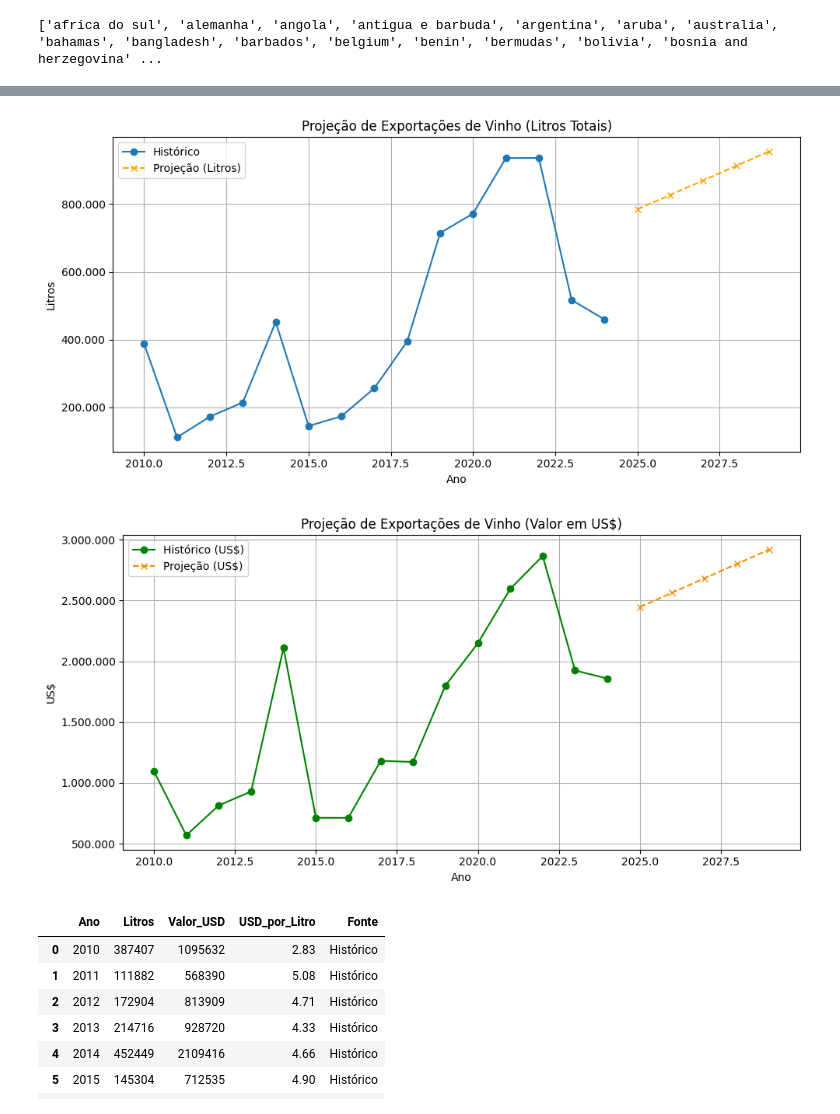
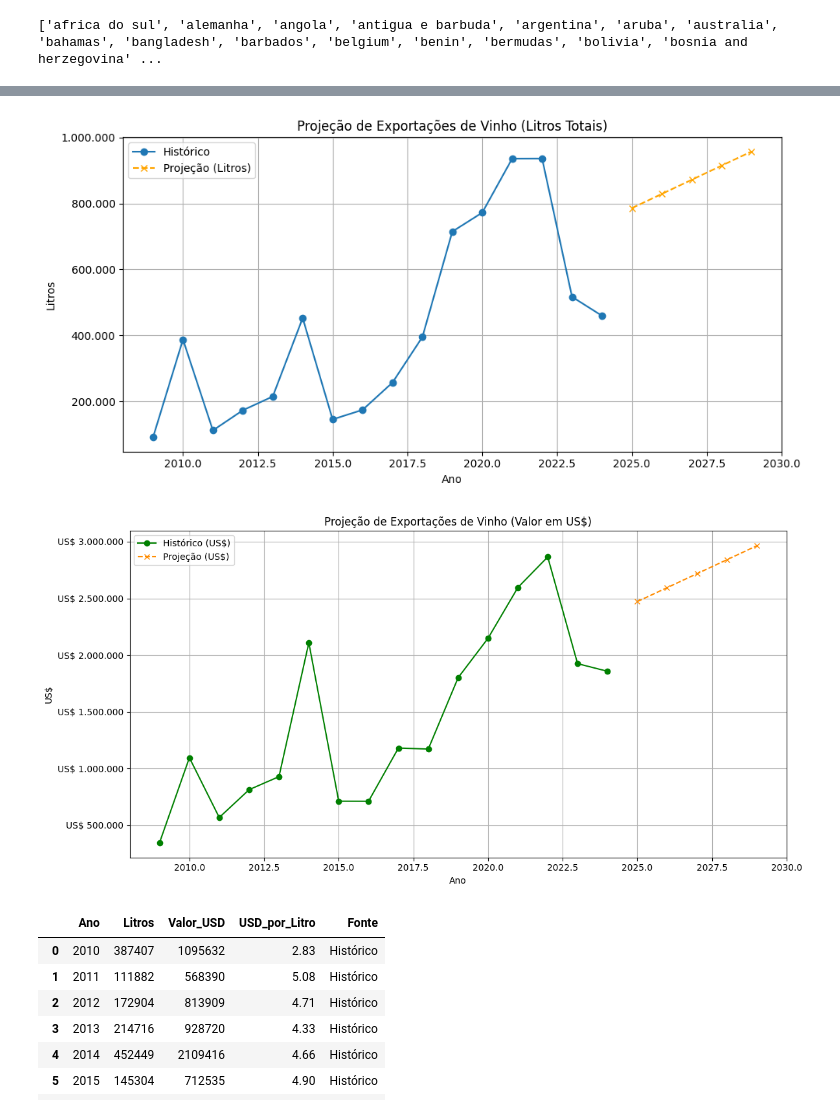
Before and after one commit to jaqueantunes/export_uva, a Jupyter notebook: PosFIAP_Export.ipynb, the cells around one changed output, grey strips where cells are left out. Drawn from its saved outputs; the diff is of its cells as text; code cells hidden in the pictures.

```diff
--- a/PosFIAP_Export.ipynb
+++ b/PosFIAP_Export.ipynb
@@ -281,7 +281,7 @@ df_comb = pd.merge(df_litros_long, df_valor_long, on=['País', 'Ano'], how='inne
 
 # 5. Filtrar últimos 15 anos (ajustável)
 ano_max = df_comb['Ano'].max()
-df_comb = df_comb[df_comb['Ano'] >= (ano_max - 14)]
+df_comb = df_comb[df_comb['Ano'] >= 2009]
 
 # 6. Filtrar apenas linhas com litros > 0
 df_comb = df_comb[df_comb['Litros'] > 0]
@@ -408,7 +579,7 @@ from sklearn.linear_model import LinearRegression
 import matplotlib.ticker as ticker
 
 # Preparar dados dos últimos 15 anos
-df_ultimos15 = df_comb[df_comb['Ano'] >= df_comb['Ano'].max() - 14]
+df_ultimos15 = df_comb[df_comb['Ano'] >= 2009]
 df_ano = df_ultimos15.groupby('Ano').agg({'Litros': 'sum'}).reset_index()
 
 # Treinamento da regressão linear
@@ -435,36 +606,54 @@ plt.gca().yaxis.set_major_formatter(ticker.FuncFormatter(lambda x, _: f'{int(x):
 plt.tight_layout()
 plt.show()
 # %% [output]
-[figure, old version]
+[figure, new version]
 # %%
-# Preparar dados: total por ano (US$)
+import numpy as np
+import pandas as pd
+import matplotlib.pyplot as plt
+from sklearn.linear_model import LinearRegression
+import matplotlib.ticker as ticker
+
+# Preparar dados dos últimos 15 anos
+df_ultimos15 = df_comb[df_comb['Ano'] >= 2009]
 df_valor = df_ultimos15.groupby('Ano').agg({'Valor_USD': 'sum'}).reset_index()
 
 # Modelo de regressão
 X_valor = df_valor[['Ano']]
 y_valor = df_valor['Valor_USD']
 modelo_valor = LinearRegression()
 modelo_valor.fit(X_valor, y_valor)
 
 # Previsão para 5 anos
-anos_futuros_valor = pd.DataFrame({'Ano': np.arange(X_valor['Ano'].max() + 1, X_valor['Ano'].max() + 6)})
+anos_futuros_valor = pd.DataFrame({
+    'Ano': np.arange(X_valor['Ano'].max() + 1, X_valor['Ano'].max() + 6)
+})
 previsoes_valor = modelo_valor.predict(anos_futuros_valor)
 
 # Gráfico
-plt.figure(figsize=(10, 5))
+plt.figure(figsize=(12, 6))  # ✅ TAMANHO CORRETO
 plt.plot(X_valor['Ano'], y_valor, label='Histórico (US$)', marker='o', color='green')
 plt.plot(anos_futuros_valor['Ano'], previsoes_valor, '--x', label='Projeção (US$)', color='darkorange')
+
+# Adiciona rótulos
+#for x, y in zip(X_valor['Ano'], y_valor):
+#    plt.text(x, y, f'{int(y):,}', ha='center', va='bottom', fontsize=8)
+
+#for x, y in zip(anos_futuros_valor['Ano'], previsoes_valor):
+#    plt.text(x, y, f'{int(y):,}', ha='center', va='bottom', fontsize=8, color='darkorange')
 
 plt.title('Projeção de Exportações de Vinho (Valor em US$)')
 plt.xlabel('Ano')
 plt.ylabel('US$')
 plt.grid(True)
 plt.legend()
-plt.gca().yaxis.set_major_formatter(ticker.FuncFormatter(lambda x, _: f'{int(x):,}'.replace(',', '.')))
+plt.gca().yaxis.set_major_formatter(
+    ticker.FuncFormatter(lambda x, _: f'US$ {int(x):,}'.replace(',', '.'))
+)
 plt.tight_layout()
 plt.show()
 # %% [output]
-[figure, old version]
+[figure, new version]
 # %%
 # Histórico real (últimos 15 anos)
 df_hist = df_ultimos15.groupby('Ano').agg({
```
Also changed, not shown: parts of 14 cells of this notebook.
